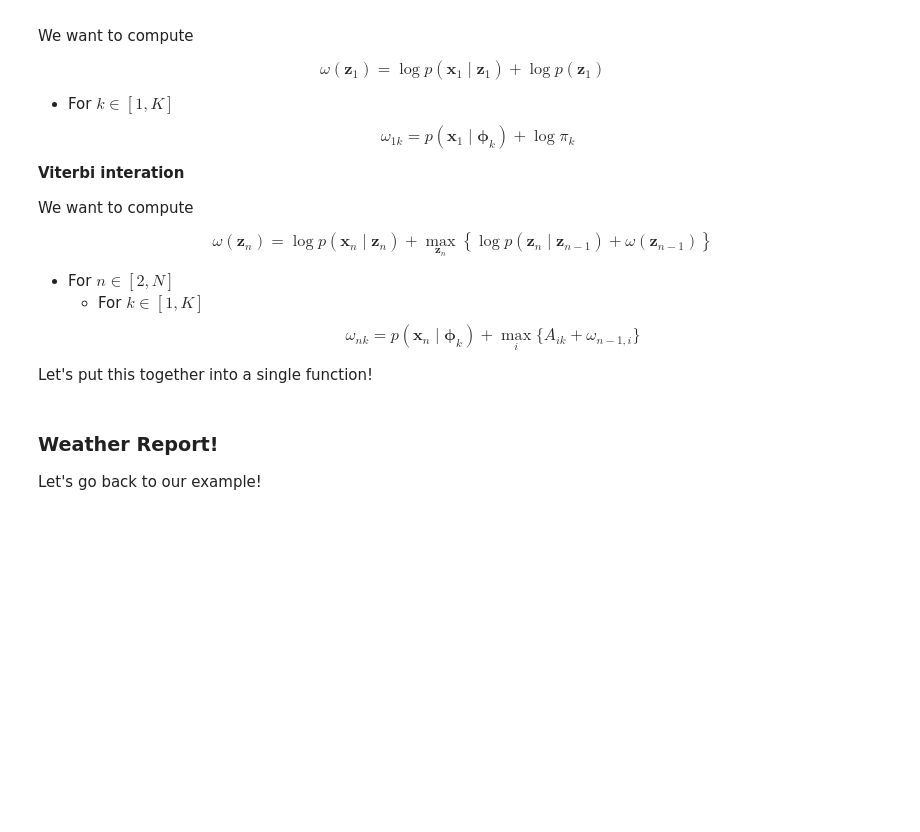
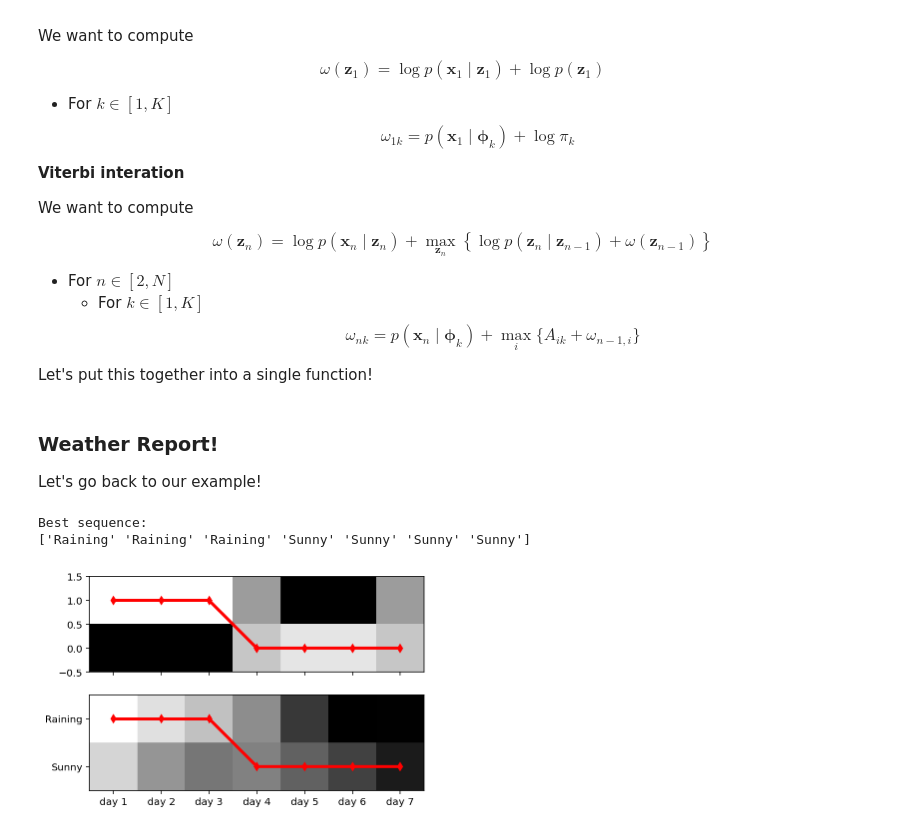
Before and after one commit to MusicalInformatics/key_estimation, a Jupyter notebook: hidden_markov_models.ipynb, the cells around one changed output. Drawn from its saved outputs; the diff is of its cells as text; code cells hidden in the pictures; blank space fills up the shorter version.

```diff
--- a/hidden_markov_models.ipynb
+++ b/hidden_markov_models.ipynb
@@ -372,31 +389,35 @@ observations = [
     "normal",
     "jacket",
 ]
 
 best_sequence, likelihood, omega = viterbi_algorithm(
-    hmm, observations, log_probabilities=True, return_omega=True
+    hmm, observations, log_probabilities=True, return_omega=True,
 )
 
 best_seq_indices = np.array([hidden_states.index(bs) for bs in best_sequence])
 
 observation_probs = np.array([hmm.observation_model(obs) for obs in observations])
 
 print("Best sequence:")
 print(best_sequence)
 
 fig, axes = plt.subplots(2, sharex=True)
 axes[0].plot(
     np.arange(len(observations)), best_seq_indices, marker="d", color="red", linewidth=3
 )
 axes[1].plot(
     np.arange(len(observations)), best_seq_indices, marker="d", color="red", linewidth=3
 )
 axes[0].imshow(observation_probs.T, aspect="equal", origin="lower", cmap="gray")
 axes[1].set_yticks(range(2))
 axes[1].set_yticklabels(["Sunny", "Raining"])
 axes[1].imshow(omega.T, aspect="equal", origin="lower", cmap="gray")
 axes[1].set_xticks(range(len(observations)))
 axes[1].set_xticklabels([f"day {i + 1}" for i in range(len(observations))])
 axes[1].set_yticks(range(2))
 axes[1].set_yticklabels(["Sunny", "Raining"])
 plt.show()
+# %% [output]
+Best sequence:
+['Raining' 'Raining' 'Raining' 'Sunny' 'Sunny' 'Sunny' 'Sunny']
+[figure, added]
```
Also changed, not shown: parts of 3 cells of this notebook, 2 other files.
